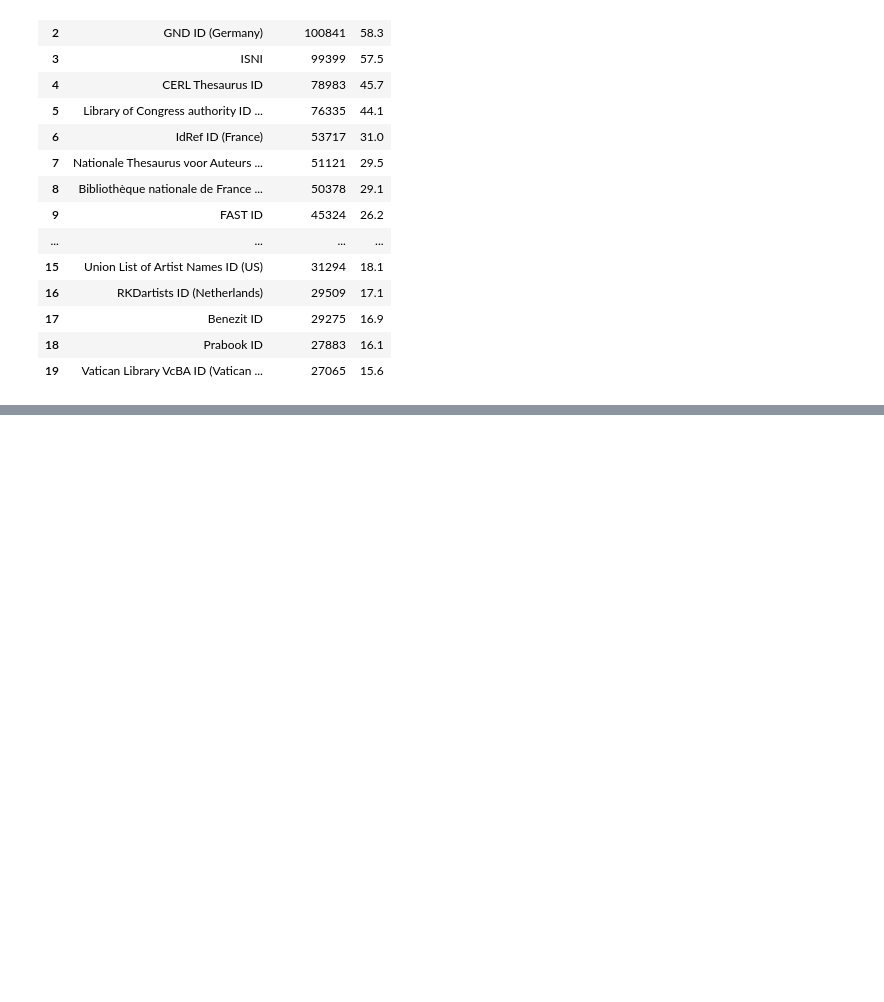
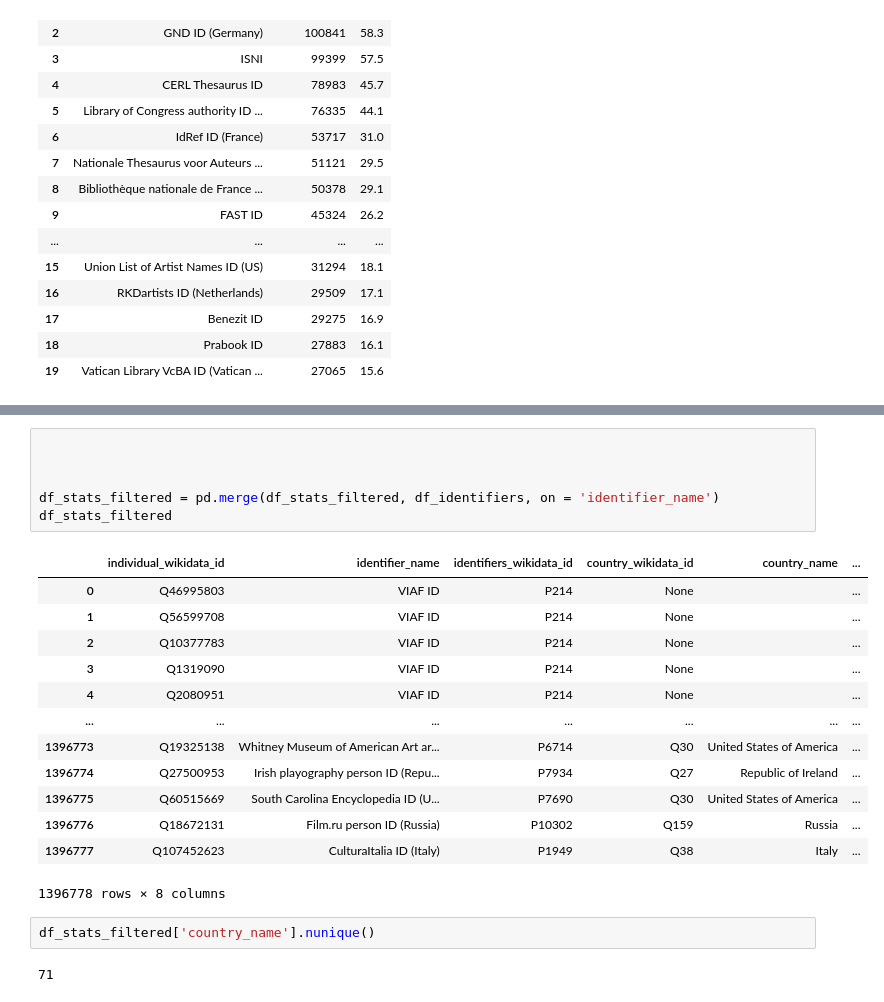
Before and after one commit to charlesdedampierre/cultura, a Jupyter notebook: 3 - stats_by_catalog.ipynb, the cells around one changed output, grey strips where cells are left out. Drawn from its saved outputs; the diff is of its cells as text; blank space fills up the shorter version.

```diff
--- a/3 - stats_by_catalog.ipynb
+++ b/3 - stats_by_catalog.ipynb
@@ -90,0 +166,24 @@ grouped.head(20)
+# %%
+
+
+
+df_stats_filtered = pd.merge(df_stats_filtered, df_identifiers, on = 'identifier_name')
+df_stats_filtered
+# %% [output]
+|  | individual_wikidata_id | identifier_name | identifiers_wikidata_id | country_wikidata_id | country_name | ... |
+| 0 | Q46995803 | VIAF ID | P214 | None |  | ... |
+| 1 | Q56599708 | VIAF ID | P214 | None |  | ... |
+| 2 | Q10377783 | VIAF ID | P214 | None |  | ... |
+| 3 | Q1319090 | VIAF ID | P214 | None |  | ... |
+| 4 | Q2080951 | VIAF ID | P214 | None |  | ... |
+| ... | ... | ... | ... | ... | ... | ... |
+| 1396773 | Q19325138 | Whitney Museum of American Art ar... | P6714 | Q30 | United States of America | ... |
+| 1396774 | Q27500953 | Irish playography person ID (Repu... | P7934 | Q27 | Republic of Ireland | ... |
+| 1396775 | Q60515669 | South Carolina Encyclopedia ID (U... | P7690 | Q30 | United States of America | ... |
+| 1396776 | Q18672131 | Film.ru person ID (Russia) | P10302 | Q159 | Russia | ... |
+| 1396777 | Q107452623 | CulturaItalia ID (Italy) | P1949 | Q38 | Italy | ... |
+1396778 rows × 8 columns
+# %%
+df_stats_filtered['country_name'].nunique()
+# %% [output]
+71
```
Also changed, not shown: parts of 7 cells of this notebook, 3 other files.
